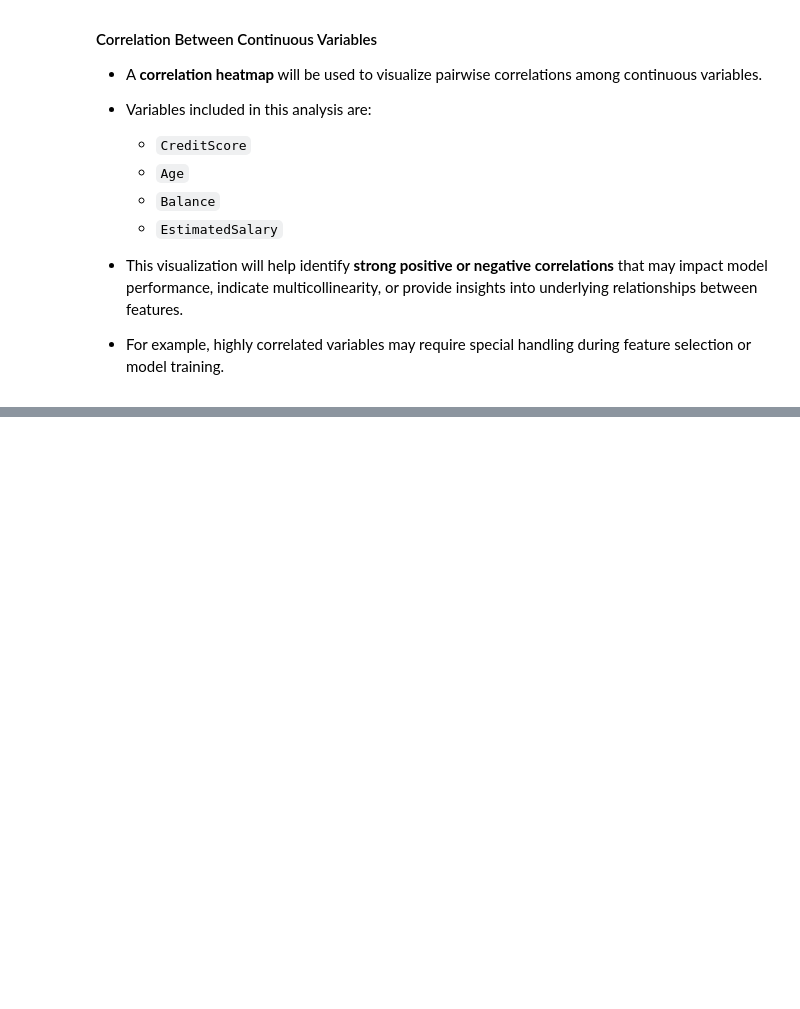
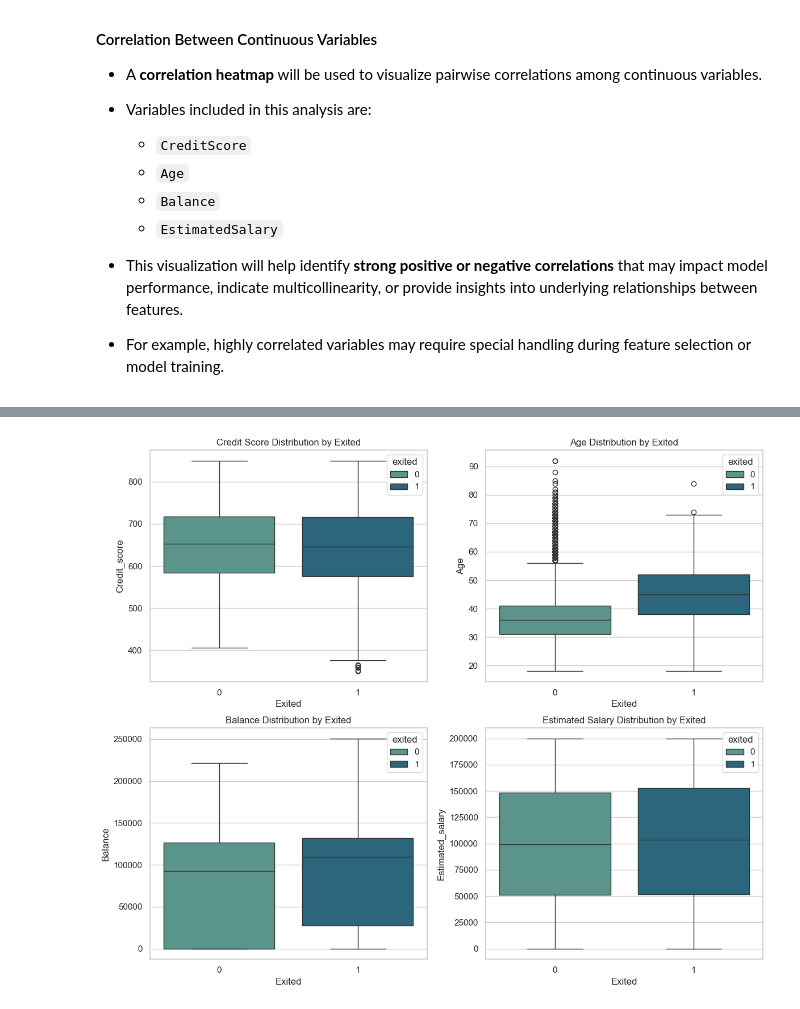
Before and after one commit to azamKhattak24/Customer_Churn_Prediction, a Jupyter notebook: notebooks/customerChurnPrediction.ipynb, the cells around one changed output, grey strips where cells are left out. Saved outputs shown, nothing was run; the diff lists cells and outputs as text; code cells hidden in the pictures; blank space fills up the shorter version.

```diff
--- a/notebooks/customerChurnPrediction.ipynb
+++ b/notebooks/customerChurnPrediction.ipynb
@@ -707,0 +875,35 @@ plot_barplots_with_target(customers_train, columns, target_col='exited', titles=
+# %%
+def plot_boxplots_with_target(df, continuous_vars, target_col, titles, figsize=(12, 10)):
+
+    # Set up the figure size
+    plt.figure(figsize=figsize)
+
+    # Determine the number of rows and columns needed for the subplots
+    n_cols = 2  # Number of plots in each row
+    n_rows = (len(continuous_vars) + 1) // n_cols  # Calculate rows required to fit all variables
+
+    # Loop through the continuous variables and their corresponding titles
+    for i, (cont_var, title) in enumerate(zip(continuous_vars, titles)):
+        plt.subplot(n_rows, n_cols, i + 1)
+        sns.boxplot(data=df, x=target_col, y=cont_var, palette="crest", hue = target_col)
+        plt.title(title)
+        plt.xlabel(target_col.capitalize())
+        plt.ylabel(cont_var.capitalize())
+
+    # Adjust layout for better spacing
+    plt.tight_layout()
+    plt.subplots_adjust(hspace=0.2)
+    plt.show()
+
+# Example usage
+continuous_vars = ['credit_score', 'age', 'balance', 'estimated_salary']
+titles = [
+    'Credit Score Distribution by Exited',
+    'Age Distribution by Exited',
+    'Balance Distribution by Exited',
+    'Estimated Salary Distribution by Exited'
+]
+# %%
+plot_boxplots_with_target(customers_train, continuous_vars, target_col='exited', titles=titles)
+# %% [output]
+[figure, added]
```
Also changed, not shown: parts of 20 cells of this notebook.
